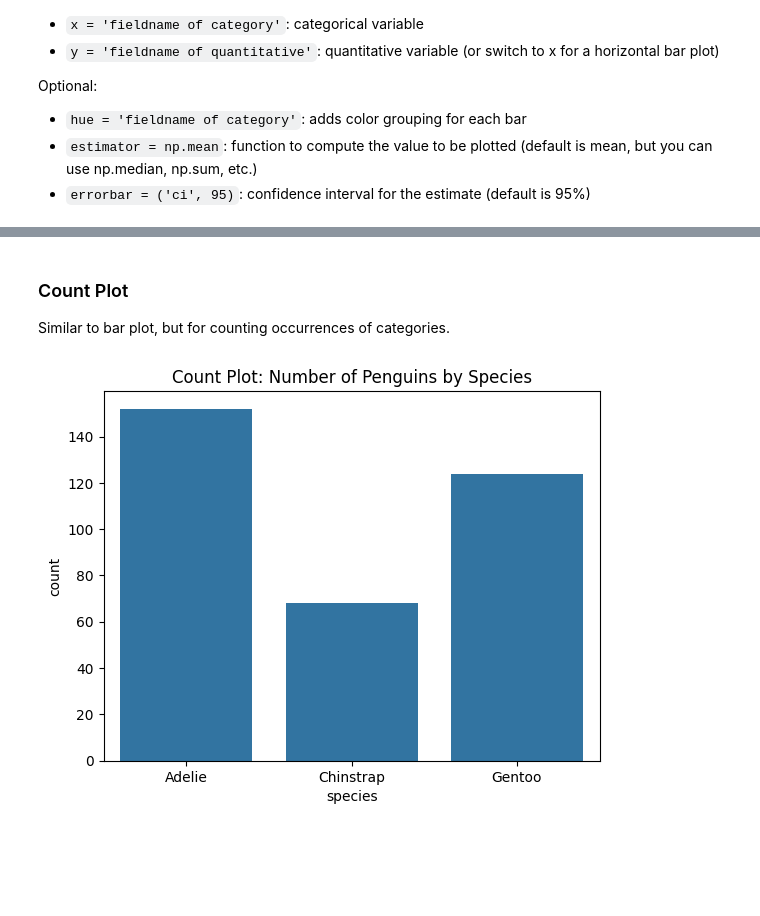
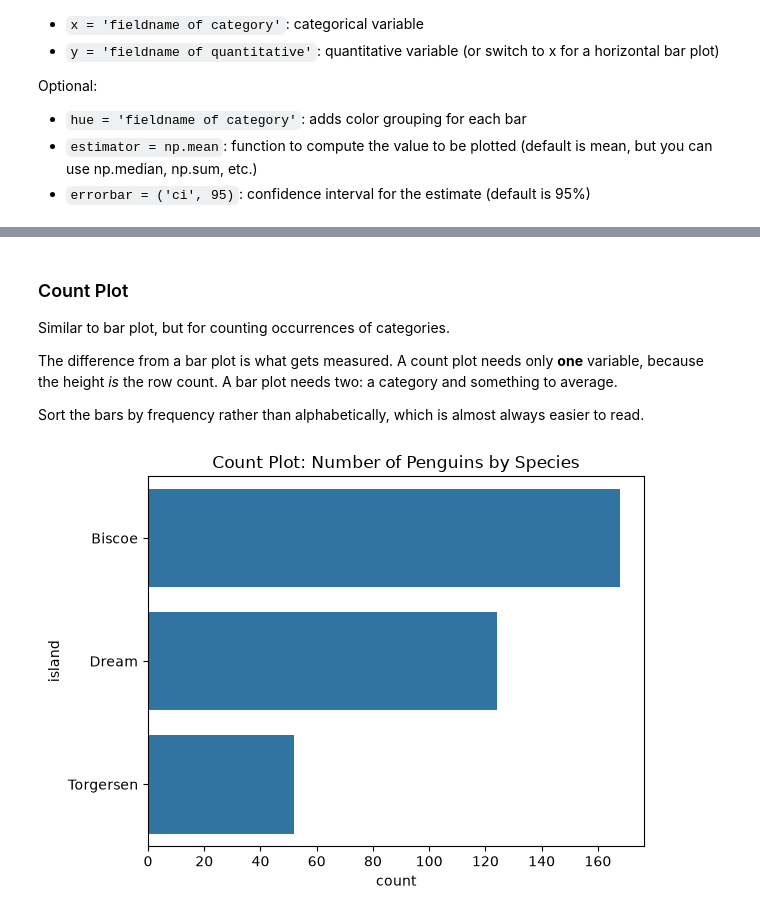
Before and after one commit to profgarrett/jsgames, a Jupyter notebook: static/pages/course_model/py05-charts/index.ipynb, the cells around one changed output, grey strips where cells are left out. Saved outputs shown, nothing was run; the diff lists cells and outputs as text; code cells hidden in the pictures; blank space fills up the shorter version.

```diff
--- a/static/pages/course_model/py05-charts/index.ipynb
+++ b/static/pages/course_model/py05-charts/index.ipynb
@@ -55,14 +144,17 @@ plt.show()
 ### Count Plot
 
 Similar to bar plot, but for counting occurrences of categories.
+
+The difference from a bar plot is what gets measured. A count plot needs only **one** variable, because the height *is* the row count. A bar plot needs two: a category and something to average.
+
+Sort the bars by frequency rather than alphabetically, which is almost always easier to read.
 # %%
 # Count plot: frequency of species
-
-sns.countplot(data=df_penguins, x="species")
+sns.countplot(data=df_penguins, y="island", order=df_penguins["island"].value_counts().index)
 plt.title("Count Plot: Number of Penguins by Species")
 plt.show()
 # %% [output]
-[figure, old version]
+[figure, new version]
 # %% [markdown]
 ## Line Plot
 
```
Also changed, not shown: parts of 24 cells of this notebook, 5 other files.
